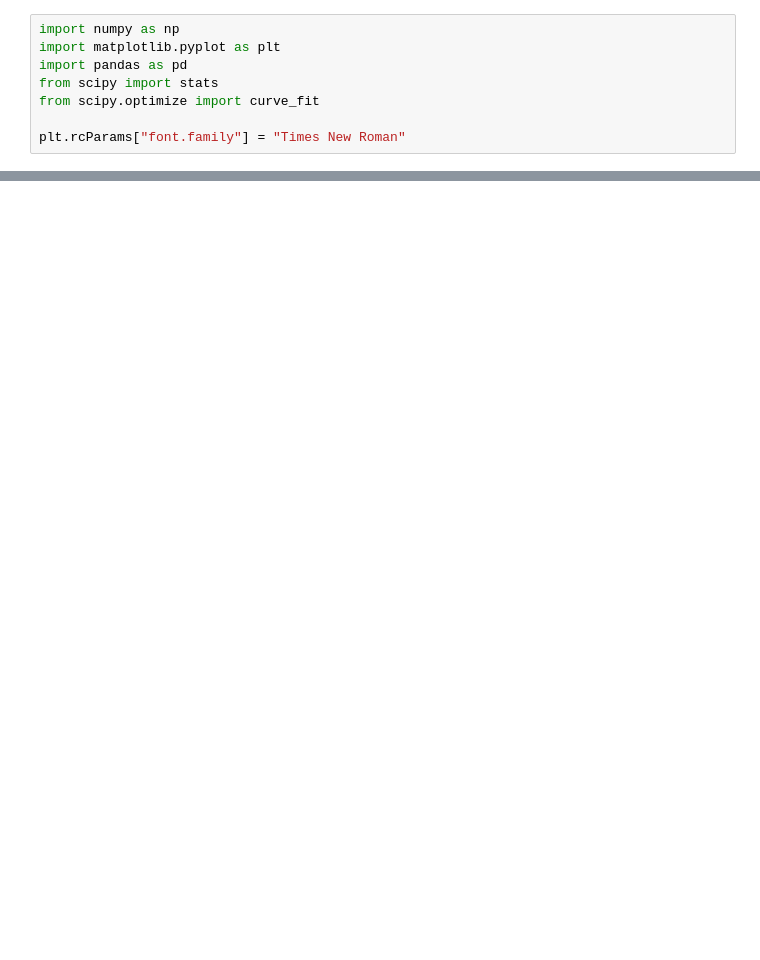
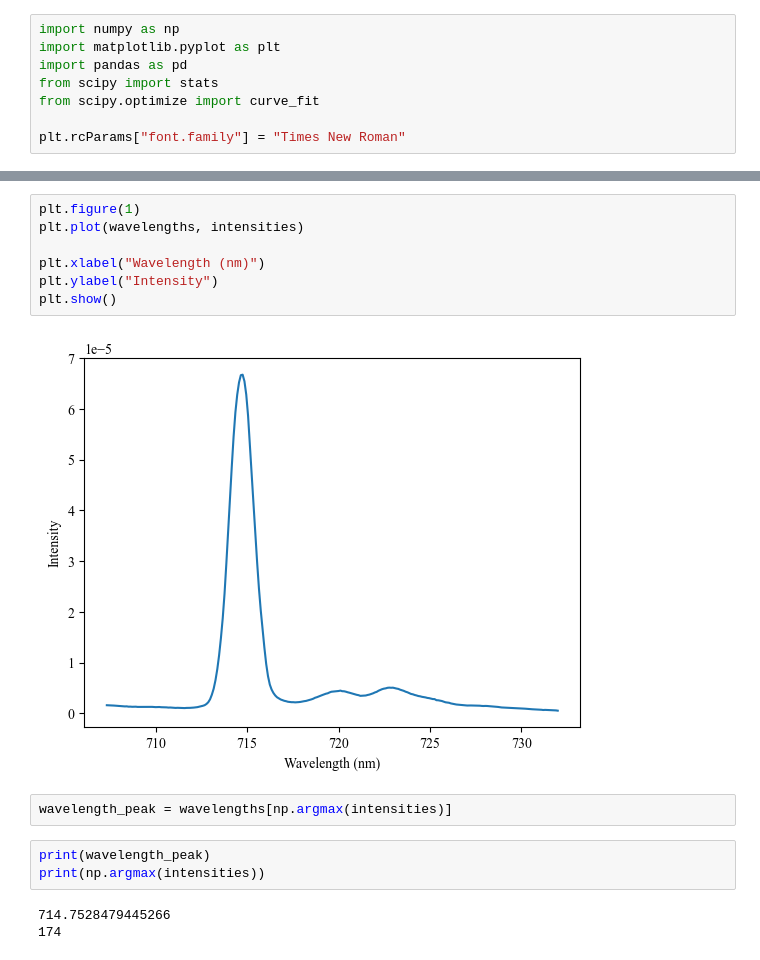
Before and after one commit to Sebastian426/Advanced-Lab-Code, a Jupyter notebook: Intensity_Runs_293K/293k_graph_WS.ipynb, the cells around one changed output, grey strips where cells are left out. Drawn from its saved outputs; the diff is of its cells as text; blank space fills up the shorter version.

```diff
--- a/Intensity_Runs_293K/293k_graph_WS.ipynb
+++ b/Intensity_Runs_293K/293k_graph_WS.ipynb
@@ -87,0 +78,17 @@ popt_int_0 , cov_int_0 = curve_fit(Lorentzian_Function,
+# %%
+plt.figure(1)
+plt.plot(wavelengths, intensities)
+
+plt.xlabel("Wavelength (nm)")
+plt.ylabel("Intensity")
+plt.show()
+# %% [output]
+[figure, added]
+# %%
+wavelength_peak = wavelengths[np.argmax(intensities)]
+# %%
+print(wavelength_peak)
+print(np.argmax(intensities))
+# %% [output]
+714.7528479445266
+174
```
Also changed, not shown: parts of 5 cells of this notebook, 1 other file.
